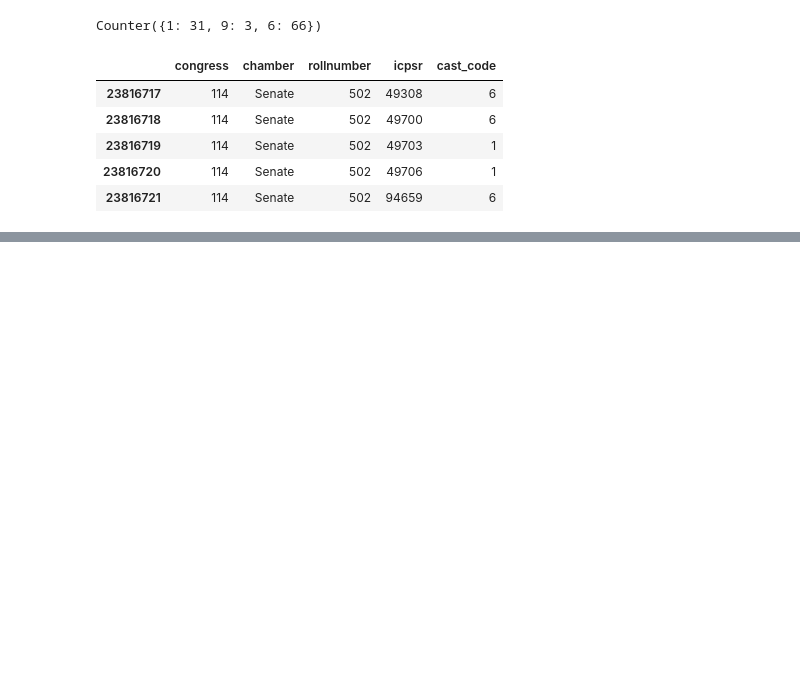
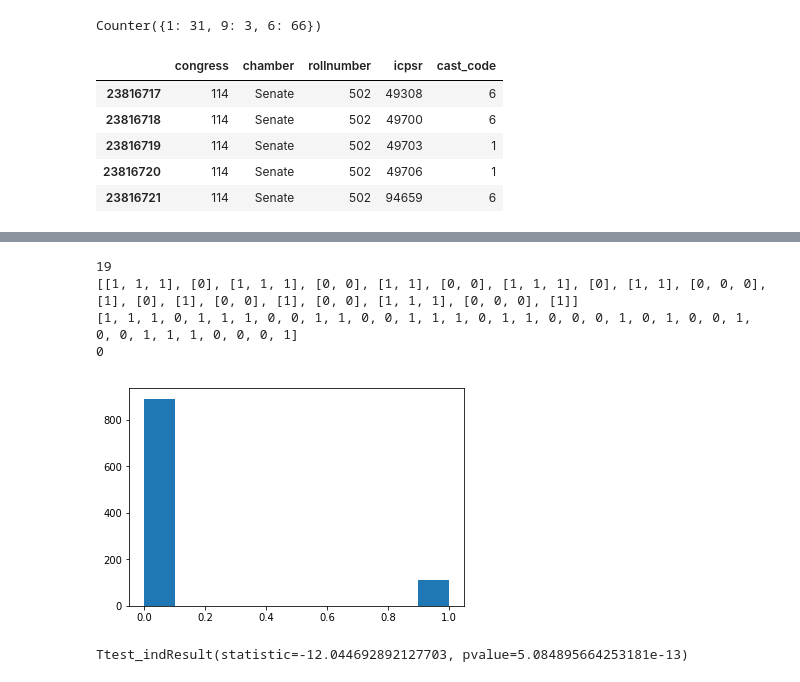
Before and after one commit to kwcooper/congress_analysis, a Jupyter notebook: roll2.ipynb, the cells around one changed output, grey strips where cells are left out. Drawn from its saved outputs; the diff is of its cells as text; code cells hidden in the pictures; blank space fills up the shorter version.

```diff
--- a/roll2.ipynb
+++ b/roll2.ipynb
@@ -345,0 +428,10 @@ memVotes.head()
+# %%
+allMemVotes = {}
+
+numSen = len(memSen.icpsr)
+c = 0
+for mem in list(memSen.icpsr):
+    allMemVotes[mem] = grabAllMemVotes(mem, ' ')
+    c += 1
+    if c % 1000 == 0:
+        print(c, 'of', numSen)
@@ -345,0 +481,7 @@ memVotes.head()
+# %%
+# permute the list
+randomLists = []
+for i in range(1000):
+    a = copy.deepcopy(vte)
+    random.shuffle(a)
+    randomLists.append(a)
@@ -346,2 +536,29 @@ memVotes.head()
+# %%
+
+
+lsL, sL = getStreaks(l)
+print(len(sL))
+print(sL)
+print(l)
+
+realCount = countAafter2b(6,1,vte)
+print(realCount)
+
+counts = getPermutationCounts(6,1,vte,1000)
+plt.hist(counts)
+plt.show()
+
+a = [1,2,3,4,5,4,3,2,1,2,3,2,1,2,3,4]
+b = [9,8,7,8,7,6,7,8,7,6,7,8,7,6,6,7]
+stats.ttest_ind(a, b)
+
+stats.ttest_ind(a, b)
+# %% [output]
+19
+[[1, 1, 1], [0], [1, 1, 1], [0, 0], [1, 1], [0, 0], [1, 1, 1], [0], [1, 1], [0, 0, 0], [1], [0], [1], [0, 0], [1], [0, 0], [1, 1, 1], [0, 0, 0], [1]]
+[1, 1, 1, 0, 1, 1, 1, 0, 0, 1, 1, 0, 0, 1, 1, 1, 0, 1, 1, 0, 0, 0, 1, 0, 1, 0, 0, 1, 0, 0, 1, 1, 1, 0, 0, 0, 1]
+0
+[figure, added]
+Ttest_indResult(statistic=-12.044692892127703, pvalue=5.084895664253181e-13)
 # %%
 # %% [output]
```
Also changed, not shown: parts of 50 cells of this notebook.
